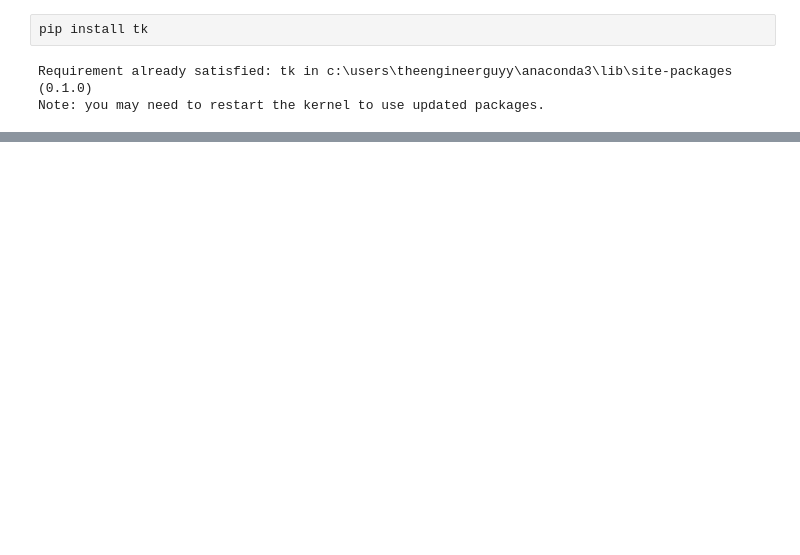
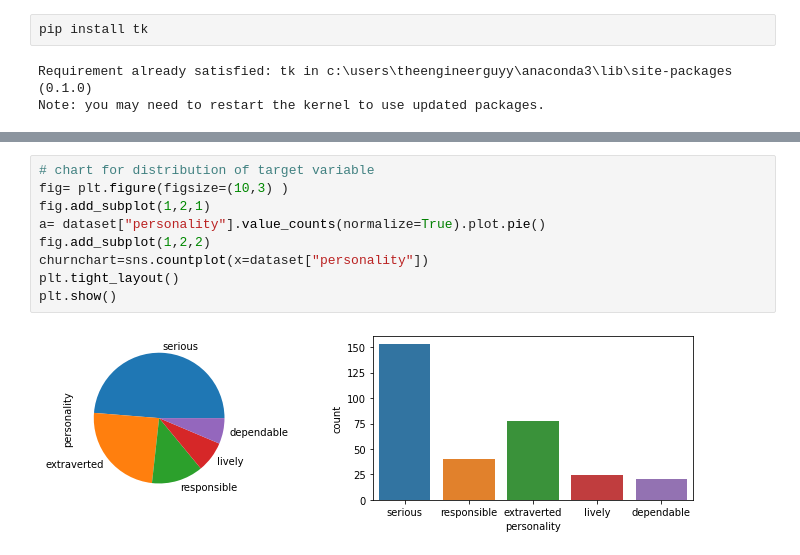
Before and after one commit to Agha-Muqarib/Automated-Personality-Classification, a Jupyter notebook: Automated Personality Classification.ipynb, the cells around one changed output, grey strips where cells are left out. Saved outputs shown, nothing was run; the diff lists cells and outputs as text; blank space fills up the shorter version.

```diff
--- a/Automated Personality Classification.ipynb
+++ b/Automated Personality Classification.ipynb
@@ -251,0 +113,11 @@ w.mainloop()
+# %%
+# chart for distribution of target variable
+fig= plt.figure(figsize=(10,3) )
+fig.add_subplot(1,2,1)
+a= dataset["personality"].value_counts(normalize=True).plot.pie()
+fig.add_subplot(1,2,2)
+churnchart=sns.countplot(x=dataset["personality"])
+plt.tight_layout()
+plt.show()
+# %% [output]
+[figure, added]
```
Also changed, not shown: parts of 36 cells of this notebook.
